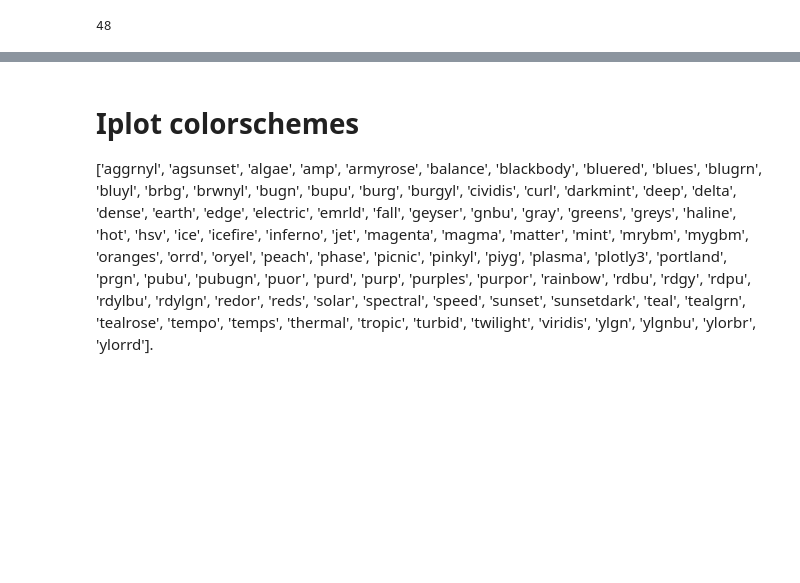
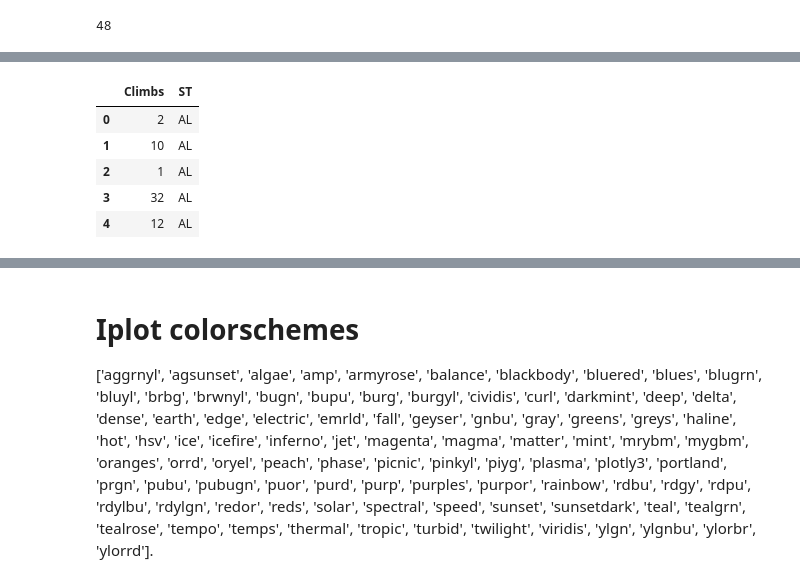
Before and after one commit to cpud/climb-plotly, a Jupyter notebook: messy/climbing_areas_by_state_iplot_test.ipynb, the cells around one changed output, grey strips where cells are left out. Saved outputs shown, nothing was run; the diff lists cells and outputs as text; code cells hidden in the pictures; blank space fills up the shorter version.

```diff
--- a/messy/climbing_areas_by_state_iplot_test.ipynb
+++ b/messy/climbing_areas_by_state_iplot_test.ipynb
@@ -237,0 +243,10 @@ crag_counts.head()
+# %%
+climb_counts = all_df.drop(columns = ['Crags'])
+climb_counts.head()
+# %% [output]
+|  | Climbs | ST |
+| 0 | 2 | AL |
+| 1 | 10 | AL |
+| 2 | 1 | AL |
+| 3 | 32 | AL |
+| 4 | 12 | AL |
```
Also changed, not shown: parts of 11 cells of this notebook.
